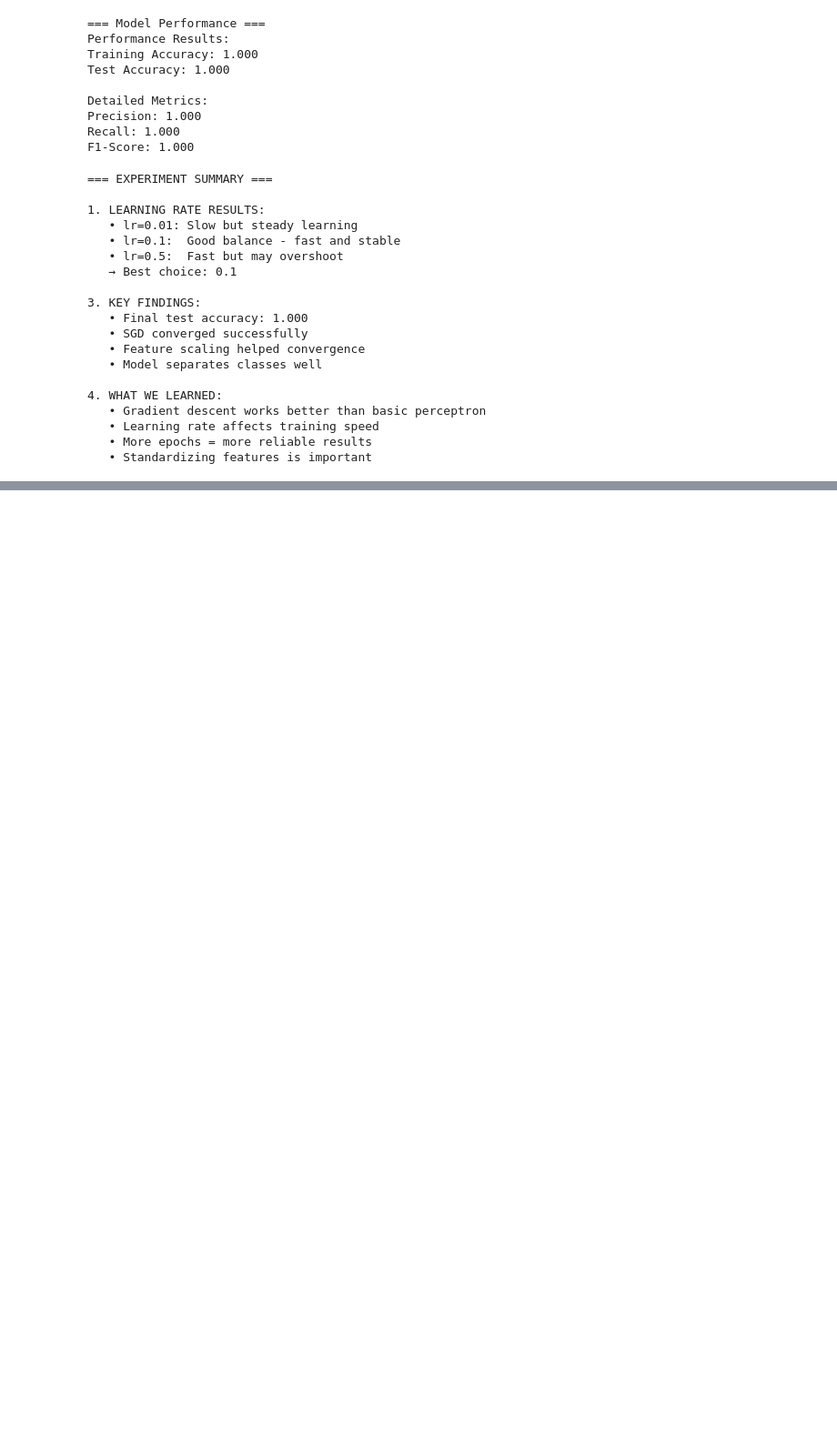
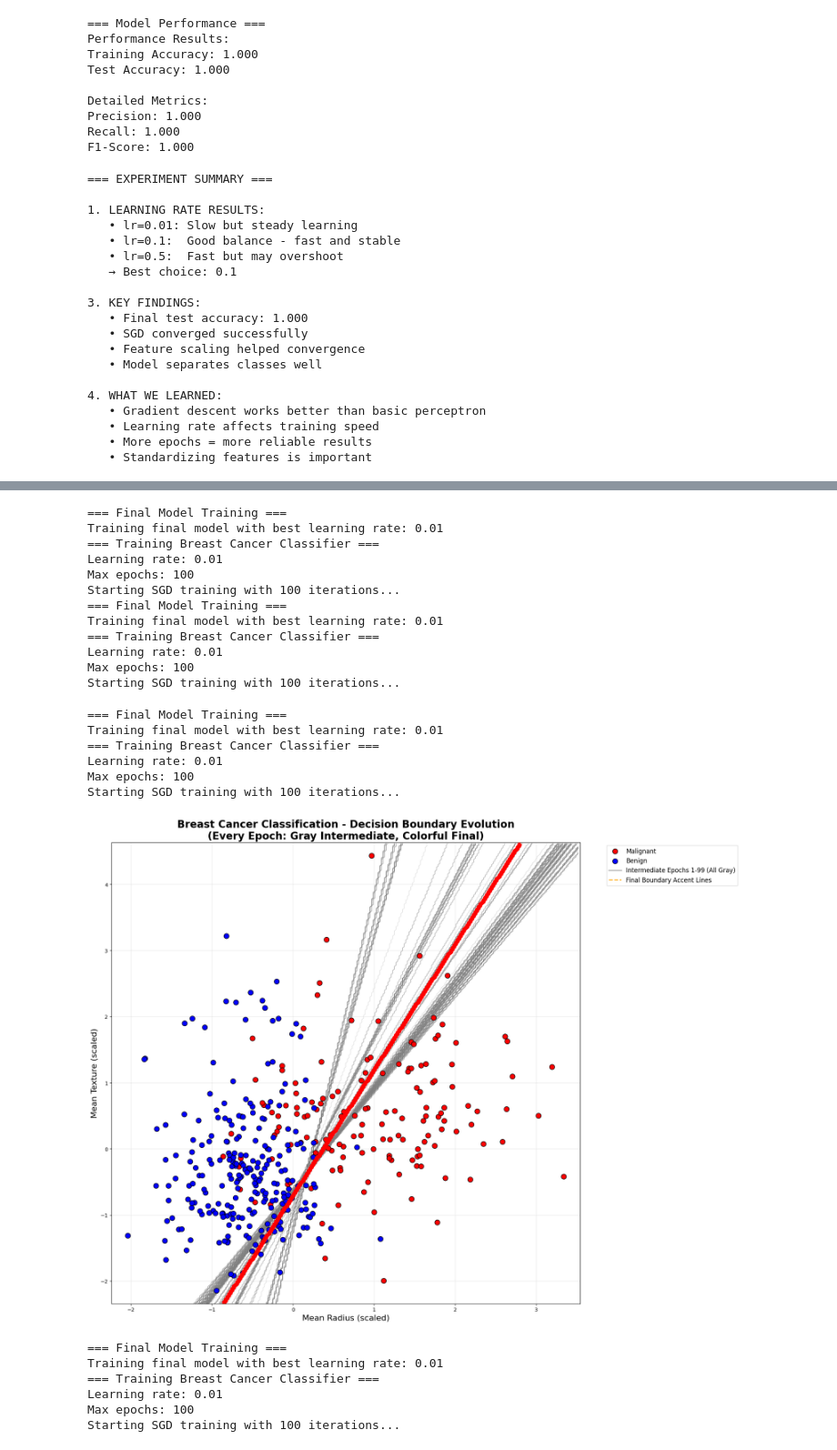
Before and after one commit to ali-shiekh16/DLP-assignments, a Jupyter notebook: assignment_01/assignment_01.ipynb, the cells around one changed output, grey strips where cells are left out. Shown at 91% size. Cells and saved outputs as stored; diff of their text form; code cells hidden in the pictures; blank space fills up the shorter version.

```diff
--- a/assignment_01/assignment_01.ipynb
+++ b/assignment_01/assignment_01.ipynb
@@ -1171,0 +1558,38 @@ print("   • Standardizing features is important")
+# %%
+print("=== Final Model Training ===")
+
+best_lr = best_result['lr']
+print(f"Training final model with best learning rate: {best_lr}")
+
+final_cancer_model = BreastCancerClassifier(learning_rate=best_lr, max_epochs=100, plot_iterations=True)
+final_cancer_model.fit(X_cancer_train_scaled, y_cancer_train)
+
+print("\n=== Plotting Final Decision Boundary ===")
+plot_cancer_boundary(X_cancer_train, y_cancer_train, X_cancer_test, y_cancer_test,
+                    final_cancer_model, f"Final Breast Cancer Classifier (LR={best_lr})")
+# %% [output]
+=== Final Model Training ===
+Training final model with best learning rate: 0.01
+=== Training Breast Cancer Classifier ===
+Learning rate: 0.01
+Max epochs: 100
+Starting SGD training with 100 iterations...
+=== Final Model Training ===
+Training final model with best learning rate: 0.01
+=== Training Breast Cancer Classifier ===
+Learning rate: 0.01
+Max epochs: 100
+Starting SGD training with 100 iterations...
+=== Final Model Training ===
+Training final model with best learning rate: 0.01
+=== Training Breast Cancer Classifier ===
+Learning rate: 0.01
+Max epochs: 100
+Starting SGD training with 100 iterations...
+[figure, added]
+=== Final Model Training ===
+Training final model with best learning rate: 0.01
+=== Training Breast Cancer Classifier ===
+Learning rate: 0.01
+Max epochs: 100
+Starting SGD training with 100 iterations...
```
Also changed, not shown: parts of 23 cells of this notebook.
